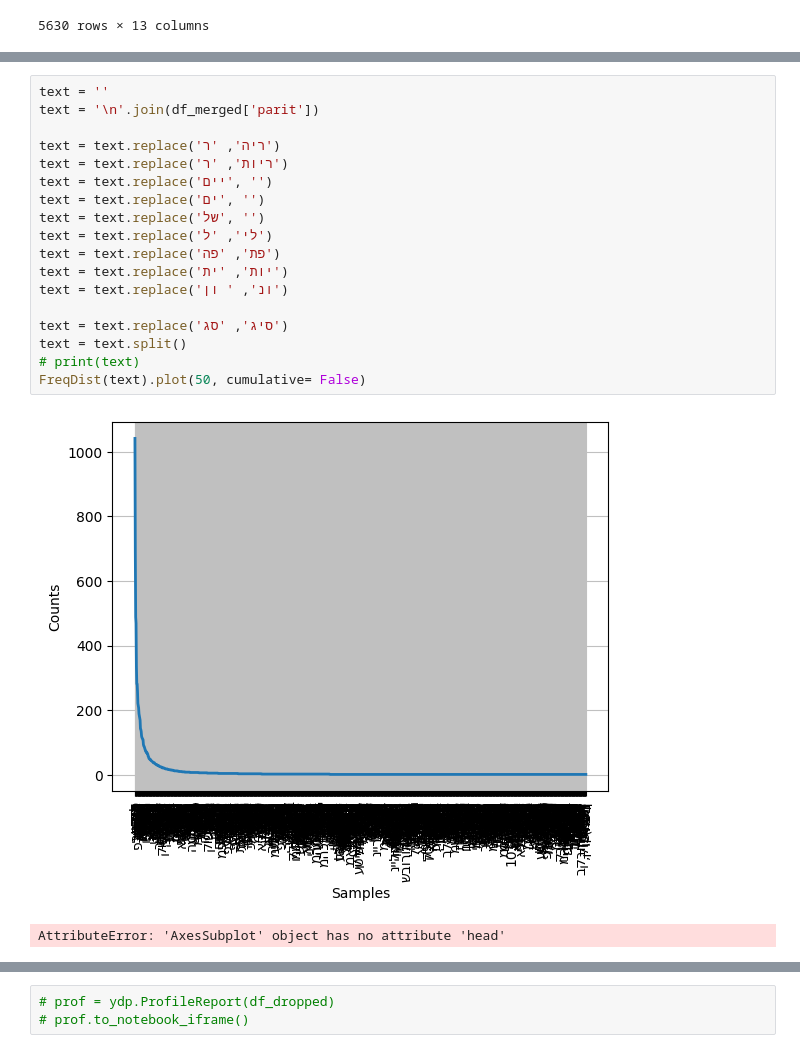
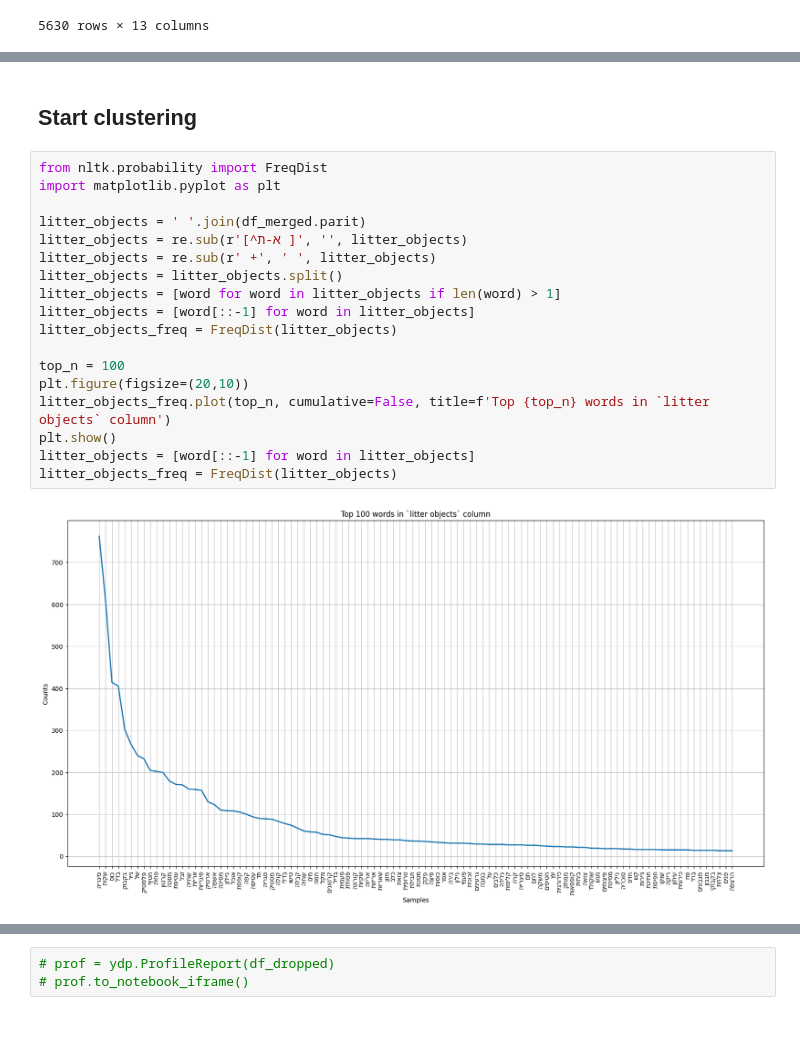
Before and after one commit to ColgateSmile/Visualization_Project_littering-incidents-Israel, a Jupyter notebook: master.ipynb, the cells around one changed output, grey strips where cells are left out. Saved outputs shown, nothing was run; the diff lists cells and outputs as text; blank space fills up the shorter version.

```diff
--- a/master.ipynb
+++ b/master.ipynb
@@ -366,21 +348,29 @@ def hebrew_stemmer(word):
-# %%
-text = ''
-text = '\n'.join(df_merged['parit'])
-
-text = text.replace('ריה', 'ר')
-text = text.replace('ריות', 'ר')
-text = text.replace('יים', '')
-text = text.replace('ים', '')
-text = text.replace('של', '')
-text = text.replace('לי', 'ל')
-text = text.replace('פת', 'פה')
-text = text.replace('יות', 'ית')
-text = text.replace('ונ', ' ון')
-
-text = text.replace('סיג', 'סג')
-text = text.split()
-# print(text)
-FreqDist(text).plot(50, cumulative= False)
-# %% [output]
-[figure, removed]
-AttributeError: 'AxesSubplot' object has no attribute 'head'
+# %% [markdown]
+## Start clustering
+<!-- unique_items[
+    (unique_items.parit.str.len() < 20) &
+    unique_items.parit.str.contains('סיגר') |
+    unique_items.parit.str.contains('סגר') |
+    unique_items.parit.str.contains('בדל')
+    # & unique_items.parit.str.len() < 20
+].tail(10) -->
+# %%
+from nltk.probability import FreqDist
+import matplotlib.pyplot as plt
+
+litter_objects = ' '.join(df_merged.parit)
+litter_objects = re.sub(r'[^א-ת ]', '', litter_objects)
+litter_objects = re.sub(r' +', ' ', litter_objects)
+litter_objects = litter_objects.split()
+litter_objects = [word for word in litter_objects if len(word) > 1]
+litter_objects = [word[::-1] for word in litter_objects]
+litter_objects_freq = FreqDist(litter_objects)
+
+top_n = 100
+plt.figure(figsize=(20,10))
+litter_objects_freq.plot(top_n, cumulative=False, title=f'Top {top_n} words in `litter objects` column')
+plt.show()
+litter_objects = [word[::-1] for word in litter_objects]
+litter_objects_freq = FreqDist(litter_objects)
+# %% [output]
+[figure, added]
```
Also changed, not shown: parts of 25 cells of this notebook.
